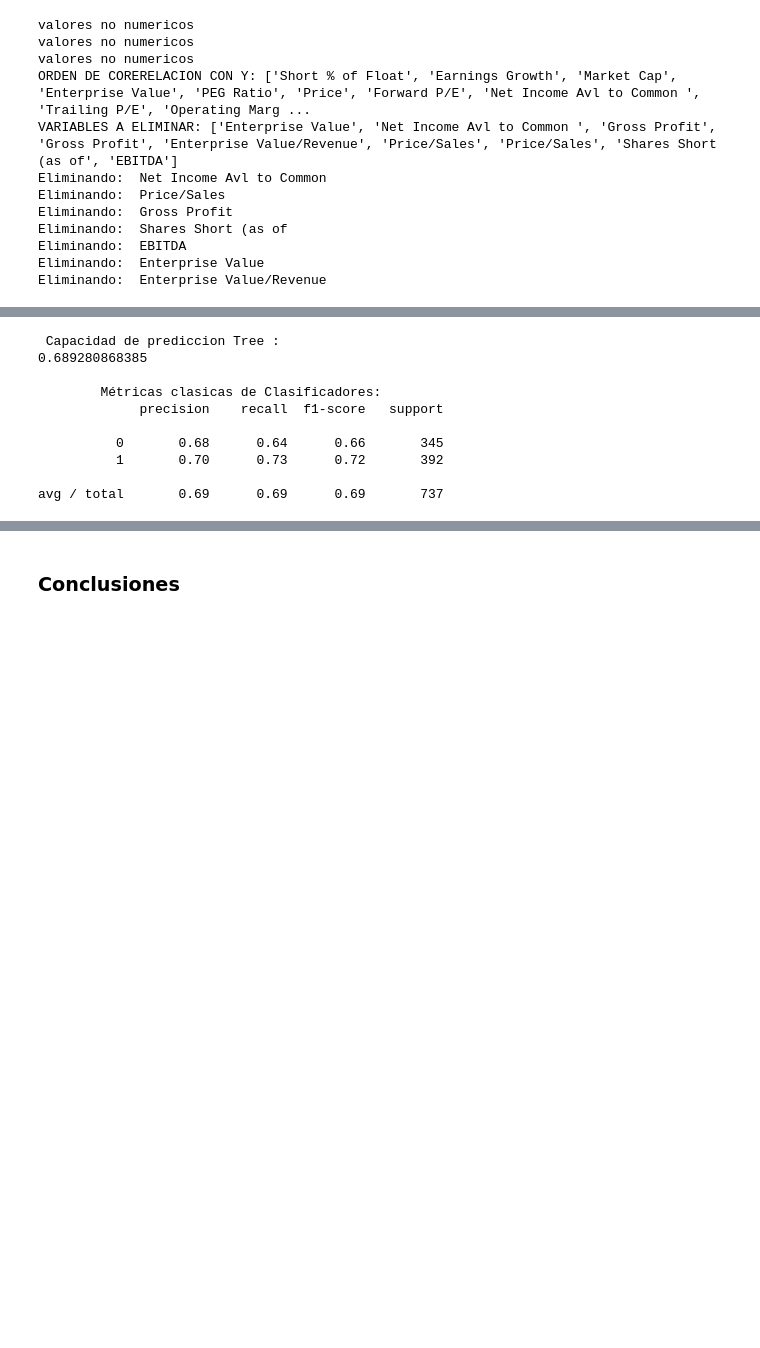
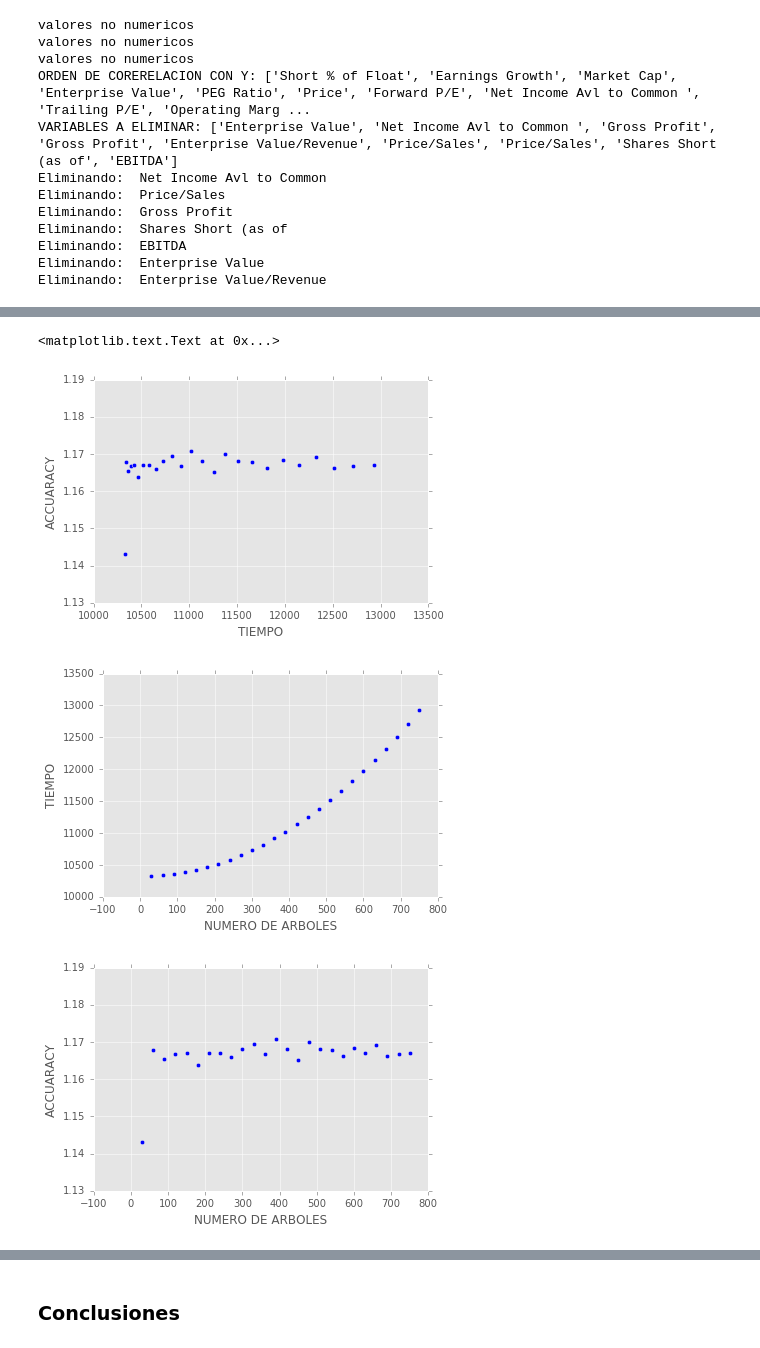
Before and after one commit to coronate-zz/Alejandro-Coronado, a Jupyter notebook: intraQuarter/stockML/Proyecto Final Aprendizaje de Maquina - Alejandro Coronado.ipynb, the cells around one changed output, grey strips where cells are left out. Cells and saved outputs as stored; diff of their text form; code cells hidden in the pictures; blank space fills up the shorter version.

```diff
--- a/intraQuarter/stockML/Proyecto Final Aprendizaje de Maquina - Alejandro Coronado.ipynb
+++ b/intraQuarter/stockML/Proyecto Final Aprendizaje de Maquina - Alejandro Coronado.ipynb
@@ -374,21 +471,0 @@ avg / total       0.68      0.68      0.68       737
-# %%
-
-model = RandomForestClassifier(n_estimators=100)
-model.fit(X_train, Y_train)
-y_model = model.predict(X_test)
-
-print(' Capacidad de prediccion RandomForestClassifier : ')
-print(accuracy_score(Y_test, y_model))
-print ('\n \tMétricas clasicas de Clasificadores: ' )
-print(metrics.classification_report(y_model, Y_test))
-# %% [output]
- Capacidad de prediccion Tree :
-0.689280868385
-
-        Métricas clasicas de Clasificadores:
-             precision    recall  f1-score   support
-
-          0       0.68      0.64      0.66       345
-          1       0.70      0.73      0.72       392
-
-avg / total       0.69      0.69      0.69       737
@@ -394,0 +474,40 @@ avg / total       0.69      0.69      0.69       737
+# %%
+listaX=list()
+listaY=list()
+
+for i in range(25):
+    sumaX=0
+    sumaY=0
+    for j in range(15):
+        nArboles=(i+1)*30
+        t2=time.time()
+        model = RandomForestClassifier(n_estimators= nArboles)
+        model.fit(X_train, Y_train)
+        y_model = model.predict(X_test)
+        t2=time.time()
+        sumaY=sumaY+ accuracy_score(Y_test, y_model)
+        sumaX=sumaX+(t2-t1)
+
+    listaY.append(sumaY/10)
+    listaX.append(sumaX/10)
+# %%
+fig, ax = plt.subplots()
+ax.scatter( listaX, listaY)
+ax.set_xlabel('TIEMPO')
+ax.set_ylabel('ACCUARACY')
+
+nArboles=[(i+1)*30 for i in range(25)]
+fig, ax = plt.subplots()
+ax.scatter( nArboles, listaX)
+ax.set_xlabel('NUMERO DE ARBOLES')
+ax.set_ylabel('TIEMPO')
+
+fig, ax = plt.subplots()
+ax.scatter( nArboles, listaY)
+ax.set_xlabel('NUMERO DE ARBOLES')
+ax.set_ylabel('ACCUARACY')
+# %% [output]
+<matplotlib.text.Text at 0x...>
+[figure, added]
+[figure, added]
+[figure, added]
```
Also changed, not shown: parts of 26 cells of this notebook, 19 other files.
